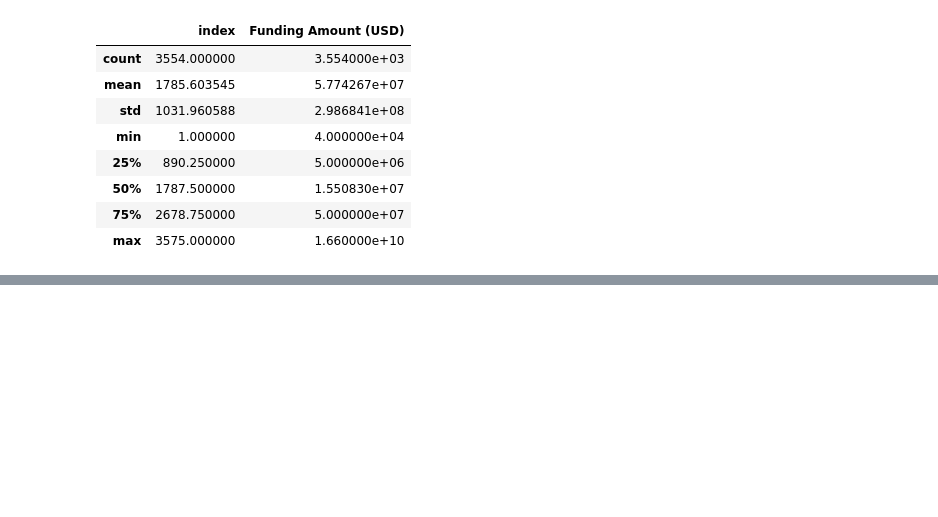
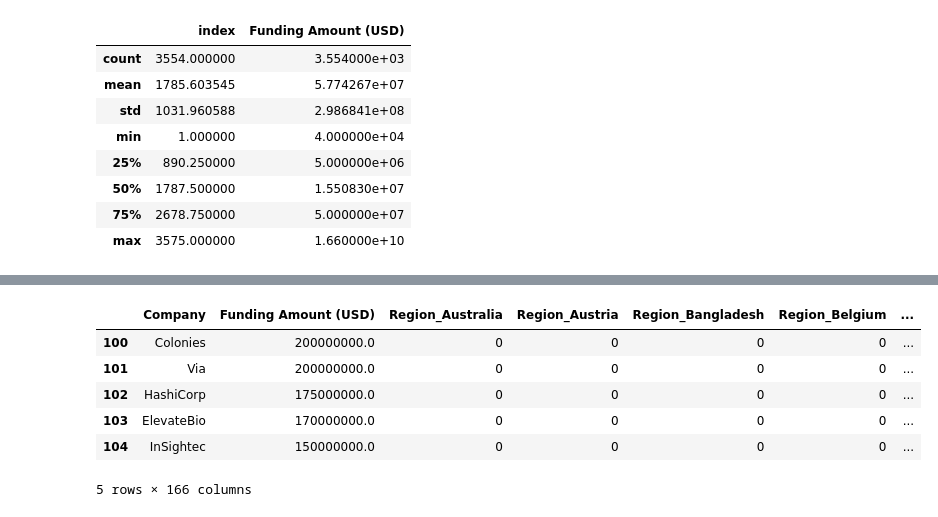
Before and after one commit to HazemAbutaha/Cluster-champs_final-project_dsml2021, a Jupyter notebook: TechCompanyFunding.ipynb, the cells around one changed output, grey strips where cells are left out. Saved outputs shown, nothing was run; the diff lists cells and outputs as text; code cells hidden in the pictures; blank space fills up the shorter version.

```diff
--- a/TechCompanyFunding.ipynb
+++ b/TechCompanyFunding.ipynb
@@ -133,0 +250,10 @@ techFundingDf.describe()
+# %%
+techFundingDf.head()
+# %% [output]
+|  | Company | Funding Amount (USD) | Region_Australia | Region_Austria | Region_Bangladesh | Region_Belgium | ... |
+| 100 | Colonies | 200000000.0 | 0 | 0 | 0 | 0 | ... |
+| 101 | Via | 200000000.0 | 0 | 0 | 0 | 0 | ... |
+| 102 | HashiCorp | 175000000.0 | 0 | 0 | 0 | 0 | ... |
+| 103 | ElevateBio | 170000000.0 | 0 | 0 | 0 | 0 | ... |
+| 104 | InSightec | 150000000.0 | 0 | 0 | 0 | 0 | ... |
+5 rows × 166 columns
```
Also changed, not shown: parts of 15 cells of this notebook.
